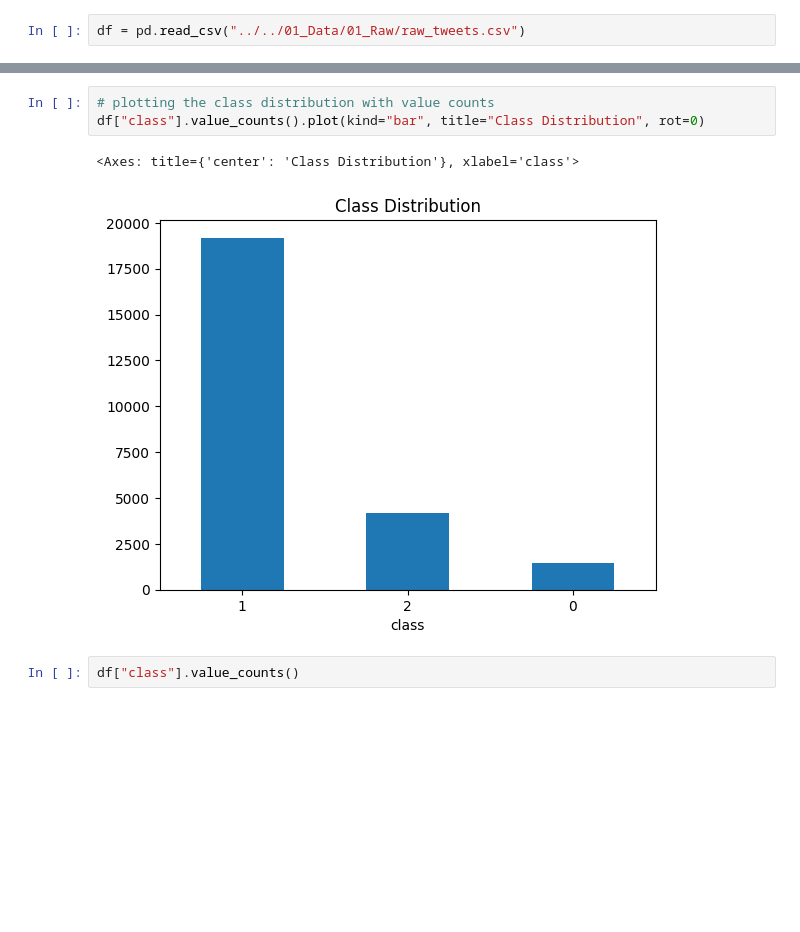
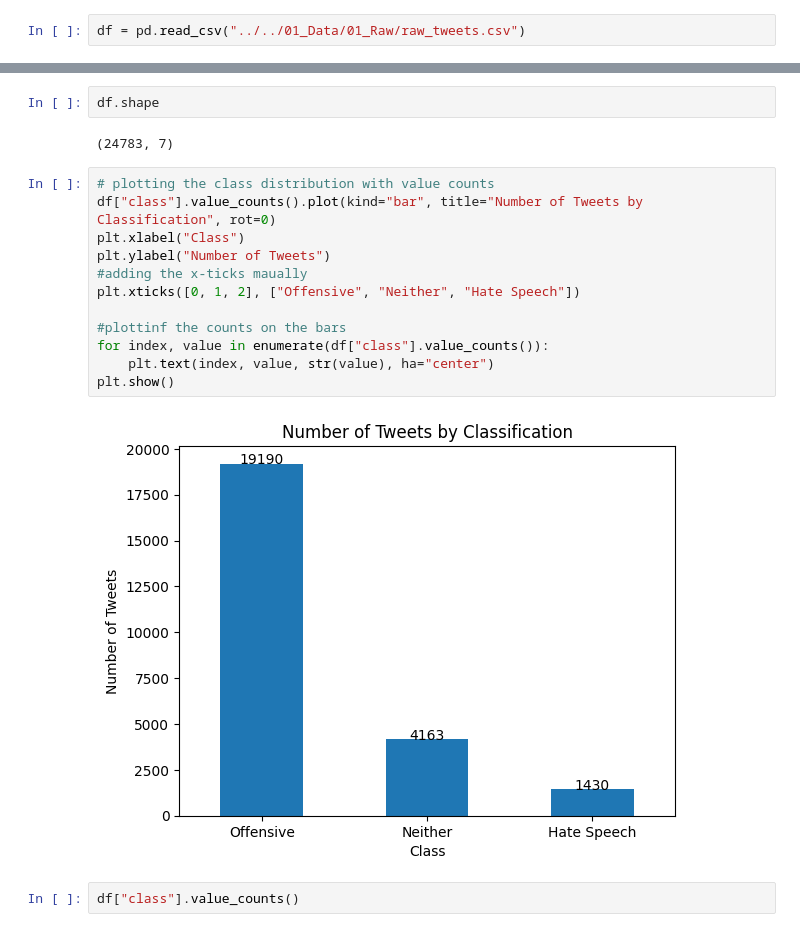
Before and after one commit to nogibjj/NLP_Final_Twiiter-Offense-Classification, a Jupyter notebook: 02_Codes/01_Data_Processing/01_EDA.ipynb, the cells around one changed output, grey strips where cells are left out. Saved outputs shown, nothing was run; the diff lists cells and outputs as text; blank space fills up the shorter version.

```diff
--- a/02_Codes/01_Data_Processing/01_EDA.ipynb
+++ b/02_Codes/01_Data_Processing/01_EDA.ipynb
@@ -16,9 +22,21 @@ df.sample(5)
-# %%
-# plotting the class distribution with value counts
-df["class"].value_counts().plot(kind="bar", title="Class Distribution", rot=0)
-# %% [output]
-<Axes: title={'center': 'Class Distribution'}, xlabel='class'>
-[figure, removed]
+# %%
+df.shape
+# %% [output]
+(24783, 7)
+# %%
+# plotting the class distribution with value counts
+df["class"].value_counts().plot(kind="bar", title="Number of Tweets by Classification", rot=0)
+plt.xlabel("Class")
+plt.ylabel("Number of Tweets")
+#adding the x-ticks maually
+plt.xticks([0, 1, 2], ["Offensive", "Neither", "Hate Speech"])
+
+#plottinf the counts on the bars
+for index, value in enumerate(df["class"].value_counts()):
+    plt.text(index, value, str(value), ha="center")
+plt.show()
+# %% [output]
+[figure, added]
 # %%
 df["class"].value_counts()
 # %% [output]
```
Also changed, not shown: parts of 4 cells of this notebook, 15 other files.
